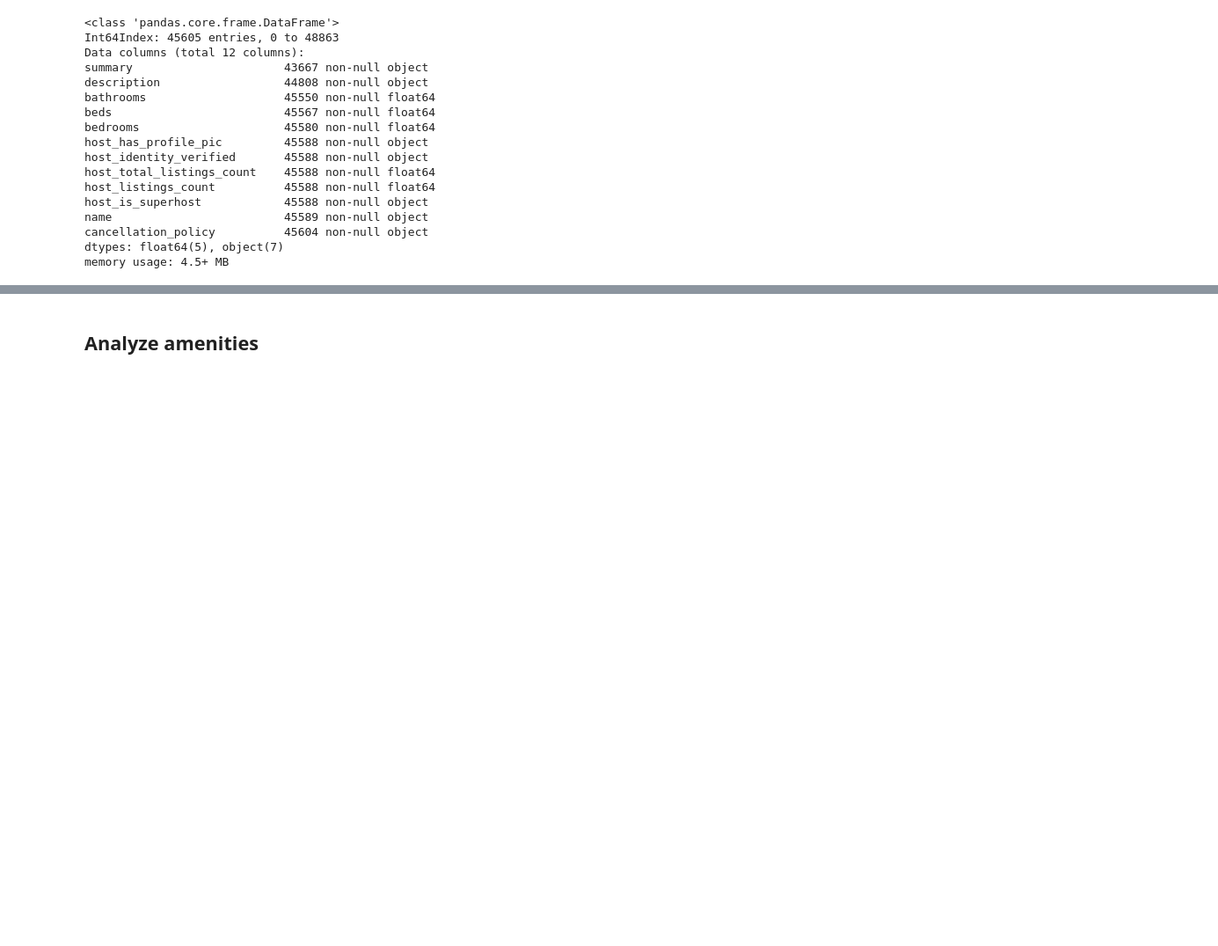
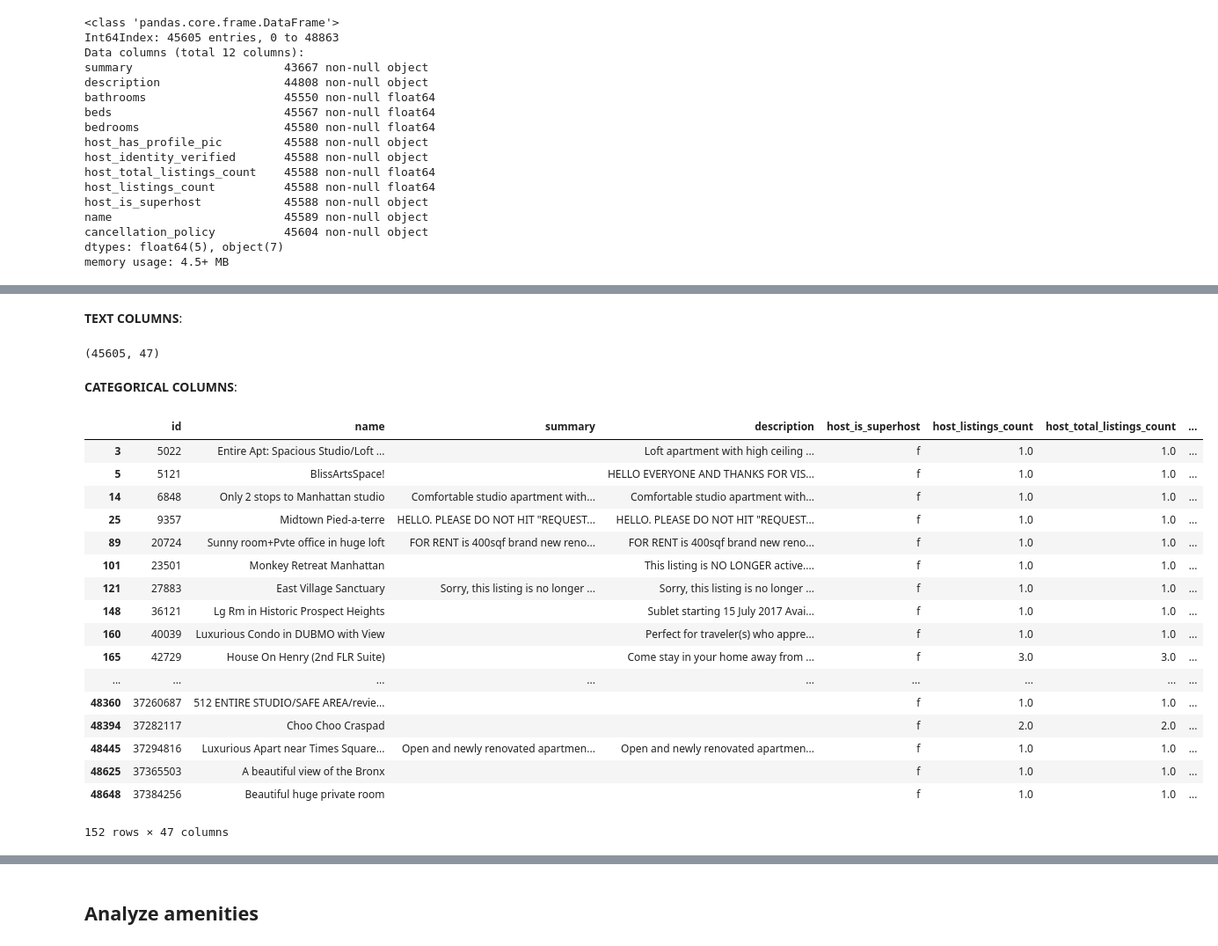
Before and after one commit to shravan-kuchkula/airbnb_nyc, a Jupyter notebook: notebooks/11_sk_data_cleaning.ipynb, the cells around one changed output, grey strips where cells are left out. Shown at 88% size. Cells and saved outputs as stored; diff of their text form; code cells hidden in the pictures; blank space fills up the shorter version.

```diff
--- a/notebooks/11_sk_data_cleaning.ipynb
+++ b/notebooks/11_sk_data_cleaning.ipynb
@@ -503,0 +488,14 @@ df_airbnb_missing_values[df_airbnb_missing_values.host_identity_verified.isnull(
+# %% [markdown]
+**TEXT COLUMNS**:
+# %%
+df_airbnb_clean = df_airbnb.copy(deep=True)
+df_airbnb_clean.shape
+# %% [output]
+(45605, 47)
+# %%
+# to avoid setcopywithwarning use .copy() - this will tell pandas use a copy and not a view.
+df_airbnb_clean.loc[df_airbnb_clean.summary.isna().copy(), 'summary'] = ''
+df_airbnb_clean.loc[df_airbnb_clean.description.isna().copy(), 'description'] = ''
+df_airbnb_clean.loc[df_airbnb_clean.name.isna().copy(), 'name'] = ''
+# %% [markdown]
+**CATEGORICAL COLUMNS**:
@@ -503,0 +510,23 @@ df_airbnb_missing_values[df_airbnb_missing_values.host_identity_verified.isnull(
+# %%
+index,_ = np.where(df_airbnb_clean[float_missing_cols].isna() == True)
+# %%
+df_airbnb_clean.iloc[index, :]
+# %% [output]
+|  | id | name | summary | description | host_is_superhost | host_listings_count | host_total_listings_count | ... |
+| 3 | 5022 | Entire Apt: Spacious Studio/Loft ... |  | Loft apartment with high ceiling ... | f | 1.0 | 1.0 | ... |
+| 5 | 5121 | BlissArtsSpace! |  | HELLO EVERYONE AND THANKS FOR VIS... | f | 1.0 | 1.0 | ... |
+| 14 | 6848 | Only 2 stops to Manhattan studio | Comfortable studio apartment with... | Comfortable studio apartment with... | f | 1.0 | 1.0 | ... |
+| 25 | 9357 | Midtown Pied-a-terre | HELLO. PLEASE DO NOT HIT "REQUEST... | HELLO. PLEASE DO NOT HIT "REQUEST... | f | 1.0 | 1.0 | ... |
+| 89 | 20724 | Sunny room+Pvte office in huge loft | FOR RENT is 400sqf brand new reno... | FOR RENT is 400sqf brand new reno... | f | 1.0 | 1.0 | ... |
+| 101 | 23501 | Monkey Retreat Manhattan |  | This listing is NO LONGER active.... | f | 1.0 | 1.0 | ... |
+| 121 | 27883 | East Village Sanctuary | Sorry, this listing is no longer ... | Sorry, this listing is no longer ... | f | 1.0 | 1.0 | ... |
+| 148 | 36121 | Lg Rm in Historic Prospect Heights |  | Sublet starting 15 July 2017 Avai... | f | 1.0 | 1.0 | ... |
+| 160 | 40039 | Luxurious Condo in DUBMO with View |  | Perfect for traveler(s) who appre... | f | 1.0 | 1.0 | ... |
+| 165 | 42729 | House On Henry (2nd FLR Suite) |  | Come stay in your home away from ... | f | 3.0 | 3.0 | ... |
+| ... | ... | ... | ... | ... | ... | ... | ... | ... |
+| 48360 | 37260687 | 512 ENTIRE STUDIO/SAFE AREA/revie... |  |  | f | 1.0 | 1.0 | ... |
+| 48394 | 37282117 | Choo Choo Craspad |  |  | f | 2.0 | 2.0 | ... |
+| 48445 | 37294816 | Luxurious Apart near Times Square... | Open and newly renovated apartmen... | Open and newly renovated apartmen... | f | 1.0 | 1.0 | ... |
+| 48625 | 37365503 | A beautiful view of the Bronx |  |  | f | 1.0 | 1.0 | ... |
+| 48648 | 37384256 | Beautiful huge private room |  |  | f | 1.0 | 1.0 | ... |
+152 rows × 47 columns
```
Also changed, not shown: parts of 39 cells of this notebook, 1 other file.
